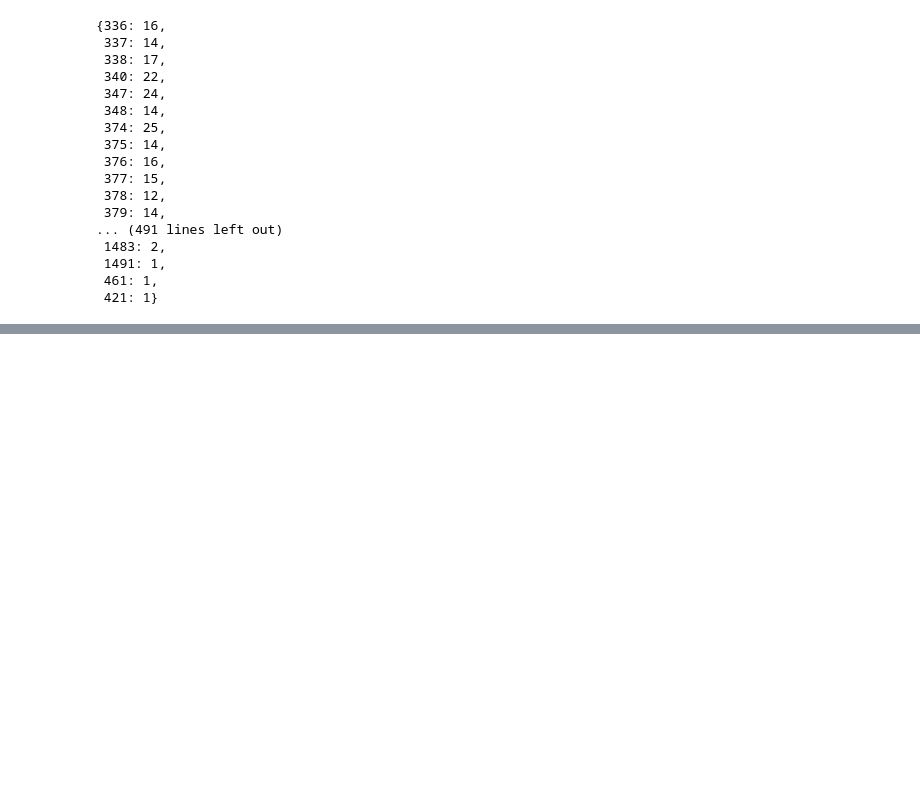
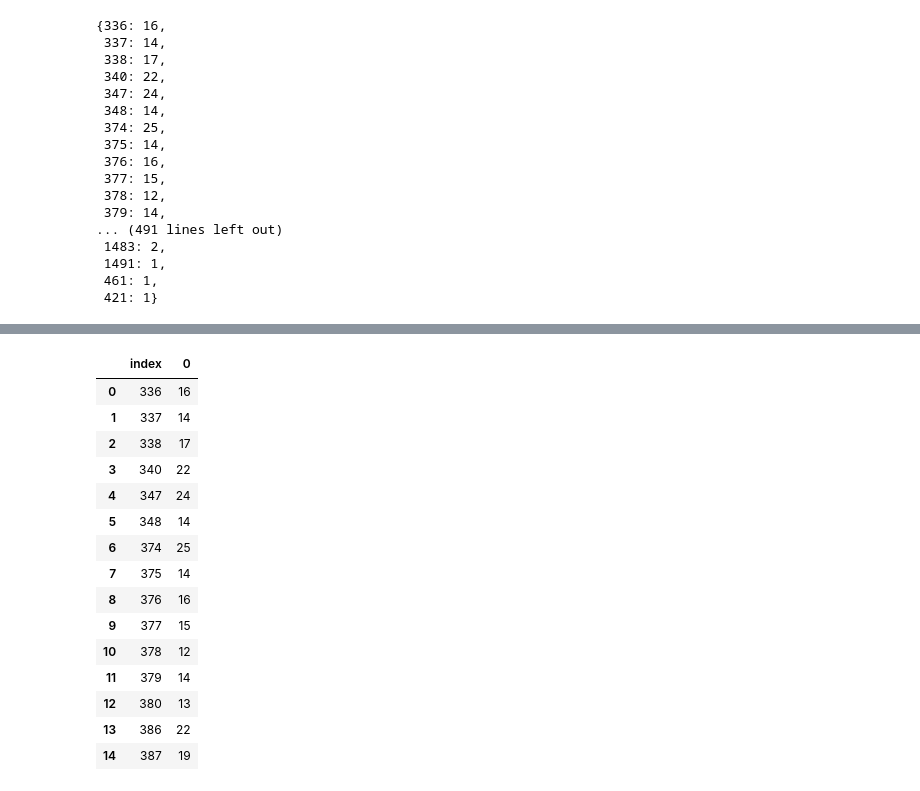
Before and after one commit to nss-data-science-cohort-4/dq2-accre-valkyries, a Jupyter notebook: notebooks/accre_q1_pd.ipynb, the cells around one changed output, grey strips where cells are left out. Drawn from its saved outputs; the diff is of its cells as text; code cells hidden in the pictures; blank space fills up the shorter version.

Commit message:
notebook for q1 updated and cleaned up.  left off on problems with failed_notes df and indexes

```diff
--- a/notebooks/accre_q1_pd.ipynb
+++ b/notebooks/accre_q1_pd.ipynb
@@ -319,0 +340,20 @@ TypeError: find_most_common_values() missing 1 required positional argument: 'co
+# %%
+failed_visual = pd.read_csv('../data/failed_notes.csv')
+failed_visual.head(15)
+# %% [output]
+|  | index | 0 |
+| 0 | 336 | 16 |
+| 1 | 337 | 14 |
+| 2 | 338 | 17 |
+| 3 | 340 | 22 |
+| 4 | 347 | 24 |
+| 5 | 348 | 14 |
+| 6 | 374 | 25 |
+| 7 | 375 | 14 |
+| 8 | 376 | 16 |
+| 9 | 377 | 15 |
+| 10 | 378 | 12 |
+| 11 | 379 | 14 |
+| 12 | 380 | 13 |
+| 13 | 386 | 22 |
+| 14 | 387 | 19 |
```
Also changed, not shown: parts of 18 cells of this notebook.
